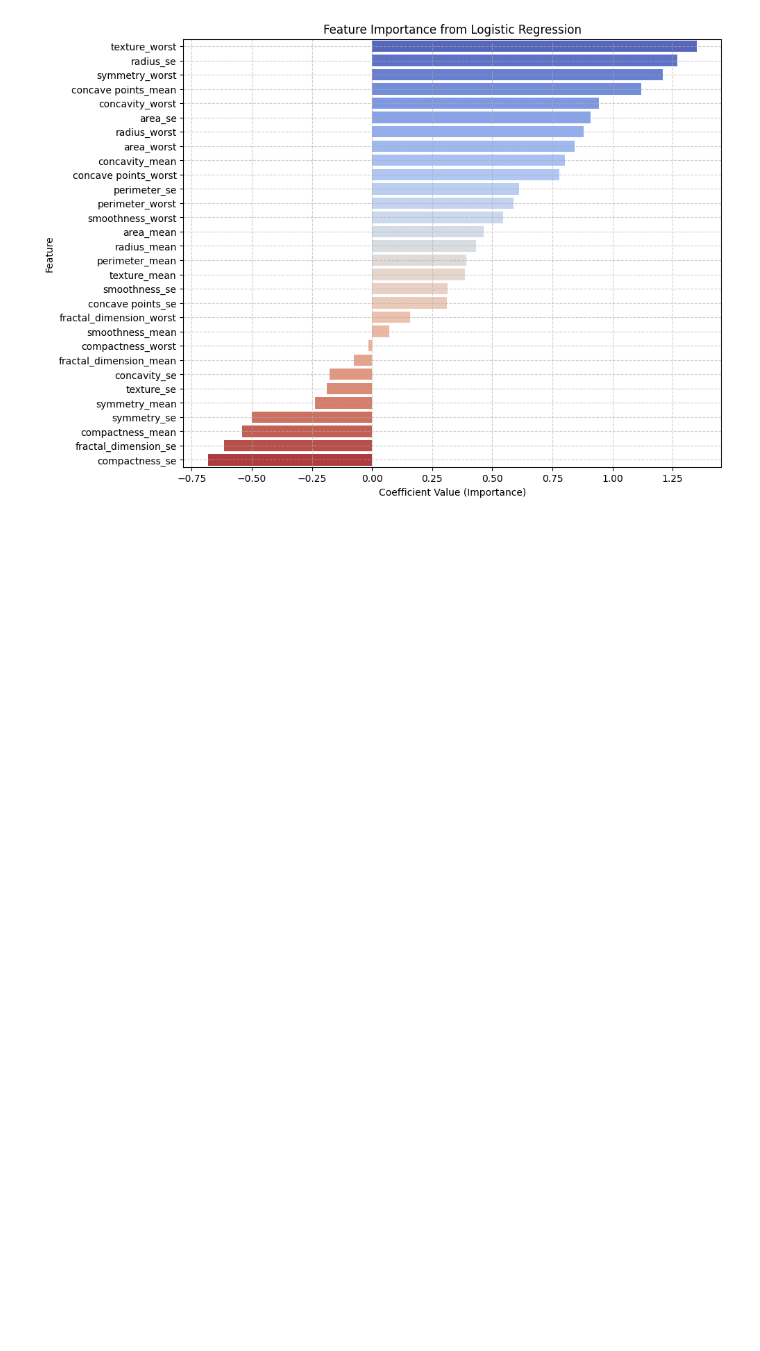
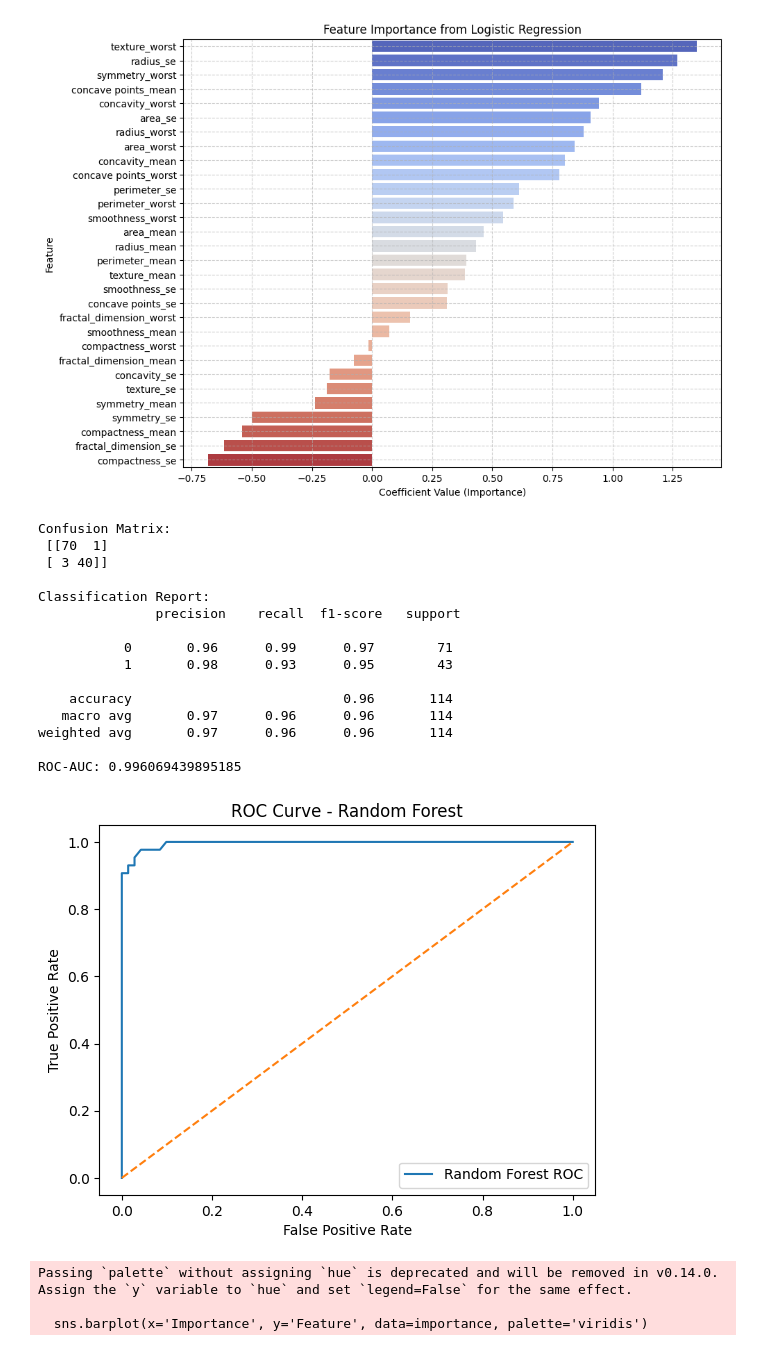
Before and after one commit to sricharithathatavarthi/Breast-Cancer-Classification--Logistic-Regression, a Jupyter notebook: Aiml_3.ipynb, the cells around one changed output. Drawn from its saved outputs; the diff is of its cells as text; code cells hidden in the pictures; blank space fills up the shorter version.

```diff
--- a/Aiml_3.ipynb
+++ b/Aiml_3.ipynb
@@ -175,3 +175,80 @@ plt.grid(True, linestyle='--', alpha=0.6)
 plt.show()
 # %% [output]
 [figure]
+# %%
+import pandas as pd
+from sklearn.model_selection import train_test_split
+from sklearn.preprocessing import StandardScaler
+from sklearn.ensemble import RandomForestClassifier
+from sklearn.metrics import confusion_matrix, classification_report, roc_auc_score, roc_curve
+import matplotlib.pyplot as plt
+import seaborn as sns
+
+# Load dataset
+df = pd.read_csv("data.csv")
+df = df.drop("id", axis=1)
+df['diagnosis'] = df['diagnosis'].map({'M':1, 'B':0})
+
+# Features and target
+X = df.drop("diagnosis", axis=1)
+y = df["diagnosis"]
+
+# Train/test split
+X_train, X_test, y_train, y_test = train_test_split(X, y, test_size=0.2, random_state=42)
+
+# Random Forest model
+rf_model = RandomForestClassifier(n_estimators=100, random_state=42)
+rf_model.fit(X_train, y_train)
+
+# Predictions
+y_pred_rf = rf_model.predict(X_test)
+y_prob_rf = rf_model.predict_proba(X_test)[:,1]
+
+# Evaluation
+print("Confusion Matrix:\n", confusion_matrix(y_test, y_pred_rf))
+print("\nClassification Report:\n", classification_report(y_test, y_pred_rf))
+print("ROC-AUC:", roc_auc_score(y_test, y_prob_rf))
+
+# ROC Curve
+fpr, tpr, thresholds = roc_curve(y_test, y_prob_rf)
+plt.plot(fpr, tpr, label="Random Forest ROC")
+plt.plot([0,1],[0,1],'--')
+plt.xlabel("False Positive Rate")
+plt.ylabel("True Positive Rate")
+plt.title("ROC Curve - Random Forest")
+plt.legend()
+plt.show()
+
+# Feature importance
+importance = pd.DataFrame({
+    'Feature': X.columns,
+    'Importance': rf_model.feature_importances_
+}).sort_values(by='Importance', ascending=False)
+
+plt.figure(figsize=(10,8))
+sns.barplot(x='Importance', y='Feature', data=importance, palette='viridis')
+plt.title("Feature Importance from Random Forest")
+plt.xlabel("Importance Score")
+plt.ylabel("Feature")
+plt.grid(True, linestyle='--', alpha=0.6)
+plt.show()
+# %% [output]
+Confusion Matrix:
+ [[70  1]
+ [ 3 40]]
+
+Classification Report:
+               precision    recall  f1-score   support
+
+           0       0.96      0.99      0.97        71
+           1       0.98      0.93      0.95        43
+
+    accuracy                           0.96       114
+   macro avg       0.97      0.96      0.96       114
+weighted avg       0.97      0.96      0.96       114
+
+ROC-AUC: 0.996069439895185
+[figure, added]
+Passing `palette` without assigning `hue` is deprecated and will be removed in v0.14.0. Assign the `y` variable to `hue` and set `legend=False` for the same effect.
+
+  sns.barplot(x='Importance', y='Feature', data=importance, palette='viridis')
```
Also changed, not shown: parts of 1 cell of this notebook.
